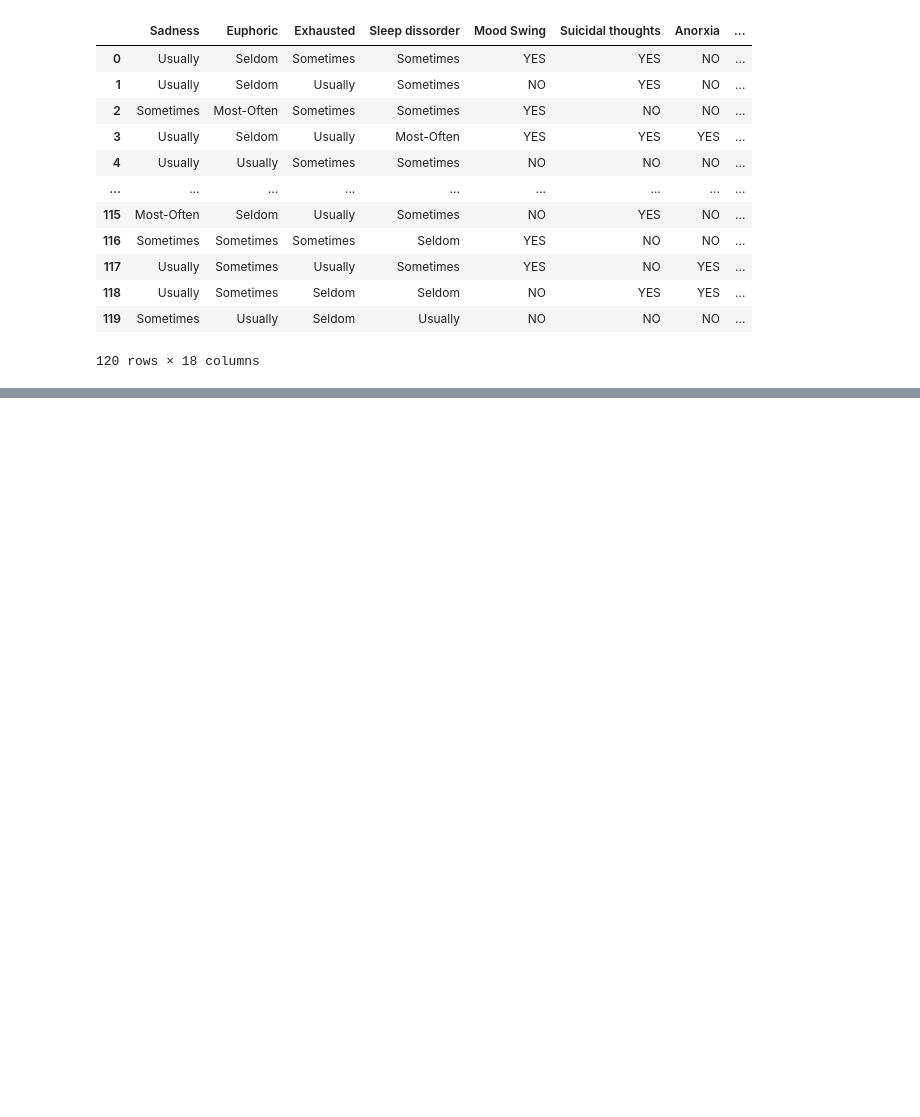
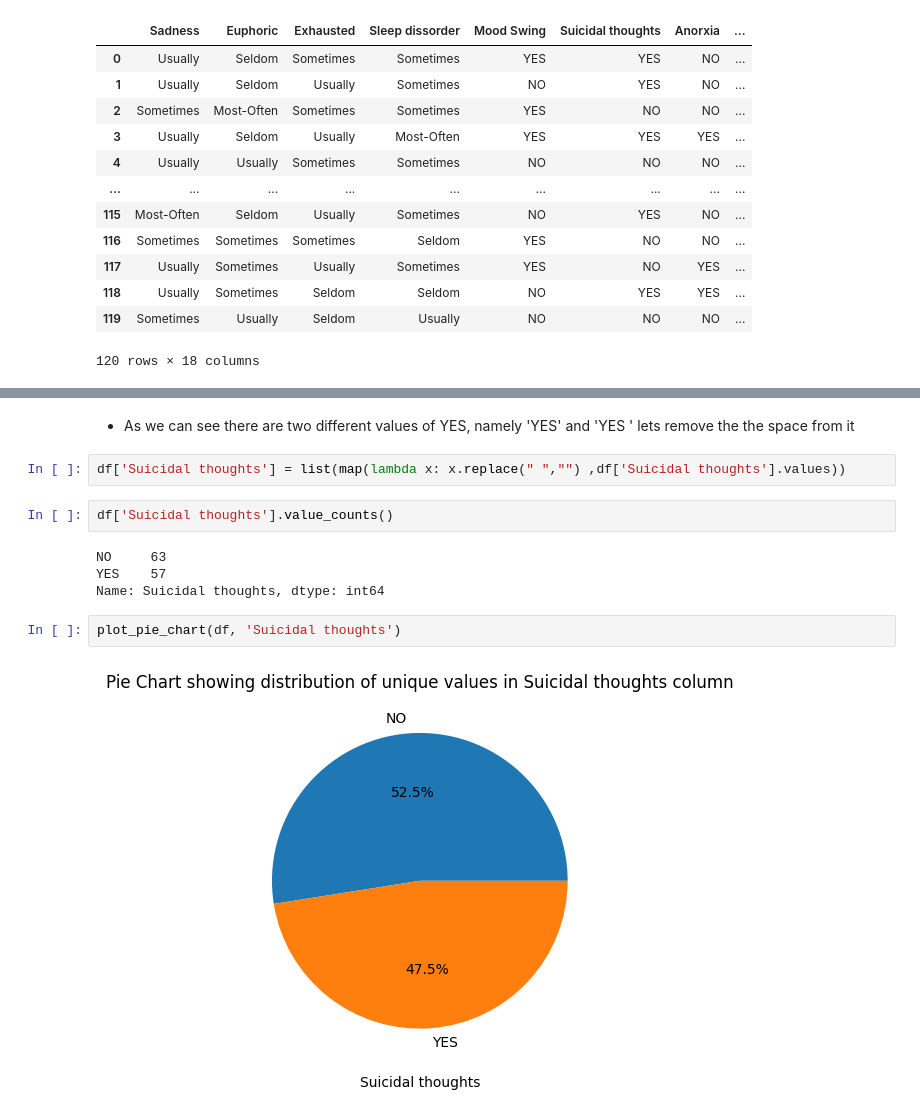
Before and after one commit to Chinmaya0201/Mental-Disorder-Classification, a Jupyter notebook: Notebook/EDA.ipynb, the cells around one changed output, grey strips where cells are left out. Cells and saved outputs as stored; diff of their text form; blank space fills up the shorter version.

```diff
--- a/Notebook/EDA.ipynb
+++ b/Notebook/EDA.ipynb
@@ -154,0 +232,14 @@ df
+# %% [markdown]
+- As we can see there are two different values of YES, namely 'YES' and 'YES ' lets remove the the space from it
+# %%
+df['Suicidal thoughts'] = list(map(lambda x: x.replace(" ","") ,df['Suicidal thoughts'].values))
+# %%
+df['Suicidal thoughts'].value_counts()
+# %% [output]
+NO     63
+YES    57
+Name: Suicidal thoughts, dtype: int64
+# %%
+plot_pie_chart(df, 'Suicidal thoughts')
+# %% [output]
+[figure, added]
```
Also changed, not shown: parts of 9 cells of this notebook, 1 other file.
